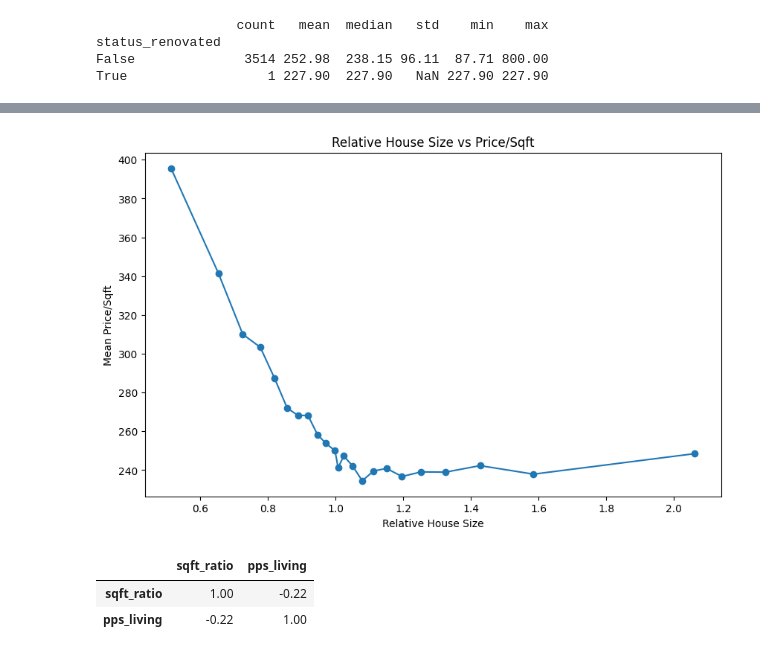
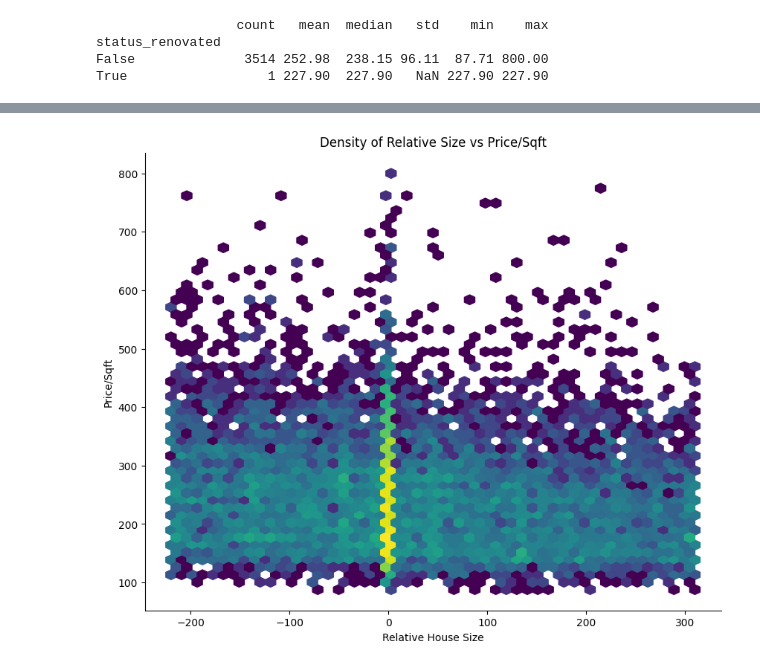
Before and after one commit to helgorithms/ds-eda-project, a Jupyter notebook: EDA.ipynb, the cells around one changed output, grey strips where cells are left out. Saved outputs shown, nothing was run; the diff lists cells and outputs as text; code cells hidden in the pictures.

Commit message:
all plots H1-3 complete

```diff
--- a/EDA.ipynb
+++ b/EDA.ipynb
@@ -336,70 +343,41 @@ plt.show()
 # %%
 # plot re Hypothesis 3
 # "When square footage of living space is greater than that of the neighbors, price/sqft is higher."
 # in other words H3: "My house is more expensive if my neighbors have smaller houses -> my pps is higher."
 
 
-# -- key variable:
-#sqft_living = sqft_living15 in 12% of data (2563 rows)
-#key variable a)
+# -- key variable :
+# sqft_living = sqft_living15 in 12% of data (2563 rows)
+# key variable a)
 df['sqft_greater'] = df['sqft_living'] > df['sqft_living15']
 
-#key variable b)
+# key variable b)
 df['sqft_diff'] = df['sqft_living']-df['sqft_living15']
 
-#key variable c)
+# key variable c)
 df['sqft_ratio'] = df['sqft_living']/df['sqft_living15']
-
-#sqft_count= (df['sqft_diff'] == 0).value_counts()
-
-# hypothesis: if ratio > 1 then pps is higher with respect to ratio < 1
-
 
 # -- define data final plot
 
-plt.figure(figsize=(10, 6))
+# use only IQR to reduce noise
+# values from df.describe()
+df_iqr = df[df['sqft_diff'].between(-220, 310)]
 
-sns.lmplot(
-    data=df,
-    x='sqft_ratio',
-    y='pps_living',
-    hue='grade',
-    scatter_kws={'alpha': 0.2, 's': 20},
-    line_kws={'linewidth': 2}
-)
+# -- plot
+plt.figure(figsize=(10,8))
+plt.hexbin(df_iqr['sqft_diff'], df_iqr['pps_living'], gridsize=50, bins='log')
 
-plt.xlabel("House Size Ratio vs Neighbor (sqft_living / sqft_living15)")
-plt.ylabel("Price per Sqft (PPS Living)")
-plt.title("Relationship Between Relative House Size and Price per Sqft")
+# -- plot text
+#plt.colorbar(label='log(count)') #optional
+plt.xlabel("Relative House Size")
+plt.ylabel("Price/Sqft")
+plt.title("Density of Relative Size vs Price/Sqft")
 
-sns.despine()
-plt.tight_layout()
+# -- reduce top and right frame
+ax = plt.gca()
+ax.spines[['top', 'right']].set_visible(False)
+
+# -- show plot
 plt.show()
+# %% [output]
+[figure, added]
-# %%
-#bins as quantiles
-df['rel_size_bin'] = pd.qcut(df['sqft_ratio'], q=25, duplicates='drop')
-
-#get mean per bin rel_size & pps
-binned = df.groupby('rel_size_bin').agg(
-    mean_rel_size=('sqft_ratio', 'mean'),
-    mean_pps=('pps_living', 'mean'),
-    count=('pps_living', 'size')
-).reset_index()
-
-#plot
-plt.figure(figsize=(10,6))
-
-plt.plot(binned['mean_rel_size'], binned['mean_pps'], marker='o')
-plt.xlabel("Relative House Size")
-plt.ylabel("Mean Price/Sqft")
-plt.title("Relative House Size vs Price/Sqft")
-#plt.grid(True)
-plt.show()
-# %% [output]
-[figure, removed]
-# %%
-df[['sqft_ratio', 'pps_living']].corr()
-# %% [output]
-|  | sqft_ratio | pps_living |
-| sqft_ratio | 1.00 | -0.22 |
-| pps_living | -0.22 | 1.00 |
```
Also changed, not shown: parts of 7 cells of this notebook.
